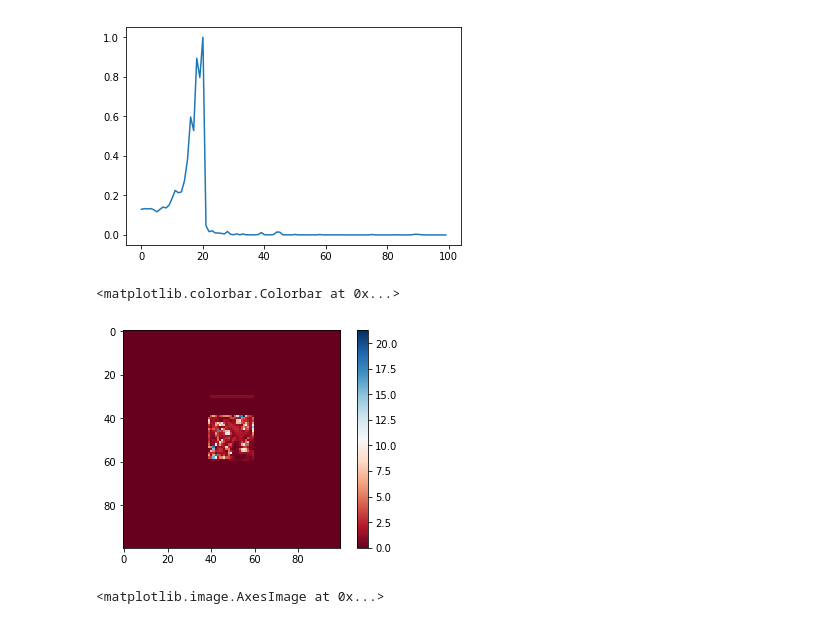
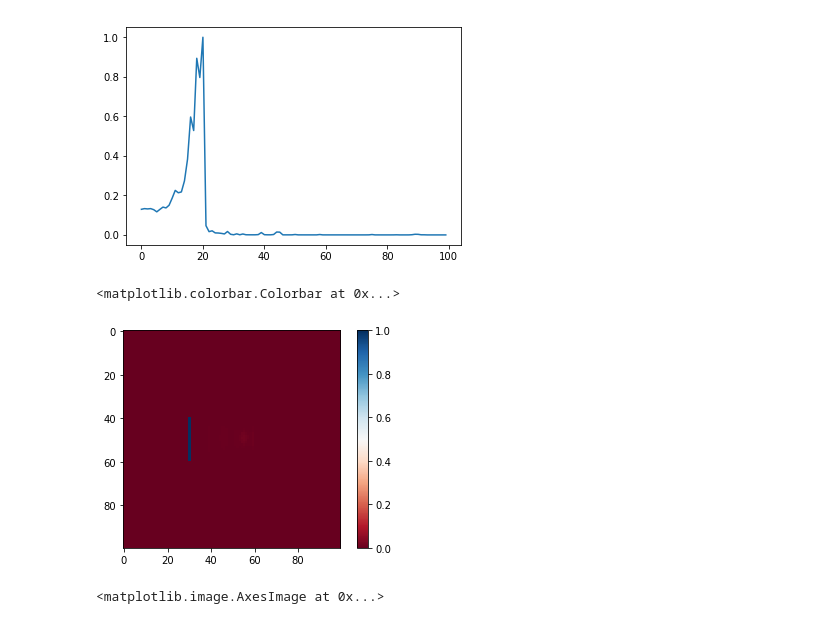
Before and after one commit to fancompute/angler, a Jupyter notebook: Main.ipynb, the cells around one changed output. Cells and saved outputs as stored; diff of their text form; code cells hidden in the pictures.

```diff
--- a/Main.ipynb
+++ b/Main.ipynb
@@ -62,4 +62,4 @@ plt.show()
 # Do a newton solve for the nonlinear fields
 
 simulation = Fdfd(omega,eps_r,dl,NPML,pol)
-(Ez_nl, convergence_array) = newton_solve(simulation, eps_r, b, kerr_nonlinearity, kerr_nl_de, nl_region, conv_threshold=1e-18, max_num_iter=15)
+(Ez_nl, convergence_array) = newton_solve(simulation, eps_r, b, kerr_nonlinearity, kerr_nl_de, nl_region, conv_threshold=1e-18, max_num_iter=5)
@@ -155,14 +176,14 @@ plt.plot(range(0, Nstep), conv_param)
 # %%
 # Check visually if A(Ez)Ez looks like b
 eps_nl = eps_r + (kerr_nonlinearity(Ez_nl)*nl_region)
 simulation.reset_eps(eps_nl)
 temp = simulation.A.dot(Ez_nl.ravel(order = 'F'))
-temp = temp.reshape(simulation.Nx, simulation.Ny)
+temp = temp.reshape(simulation.Nx, simulation.Ny, order = 'F')
 plt.imshow(np.abs(temp), cmap='RdBu')
 plt.colorbar()
 # %% [output]
 <matplotlib.colorbar.Colorbar at 0x...>
-[figure, old version]
+[figure, new version]
 # %%
 plt.imshow(simulation.eps_r)
 # %% [output]
```
Also changed, not shown: parts of 8 cells of this notebook, 1 other file.
